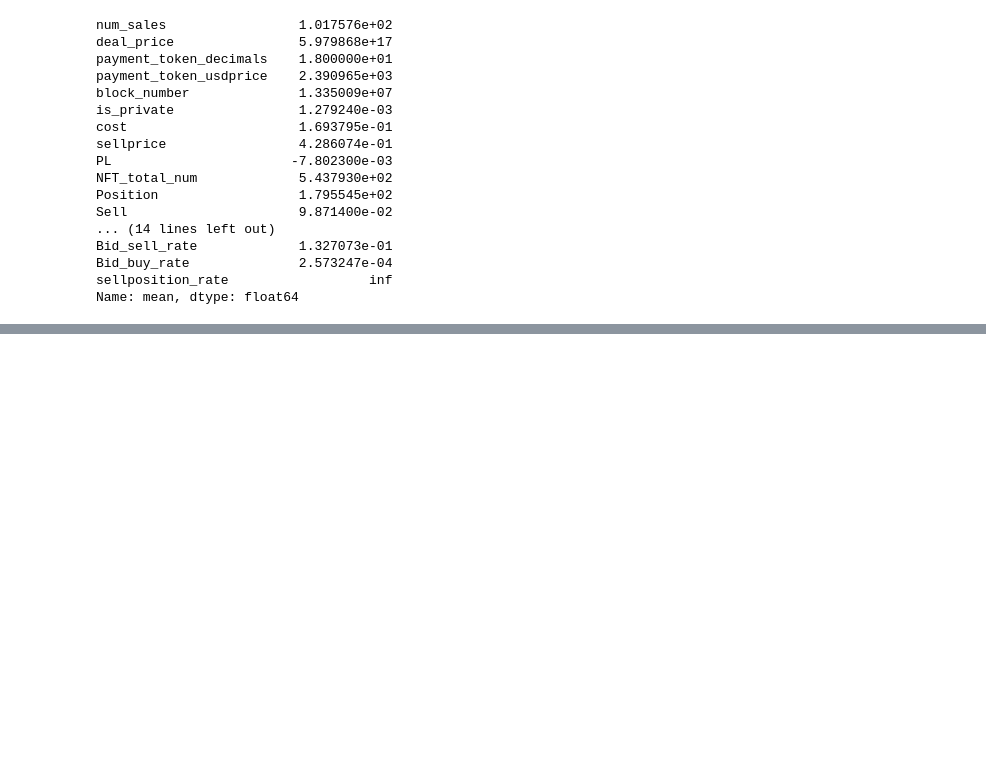
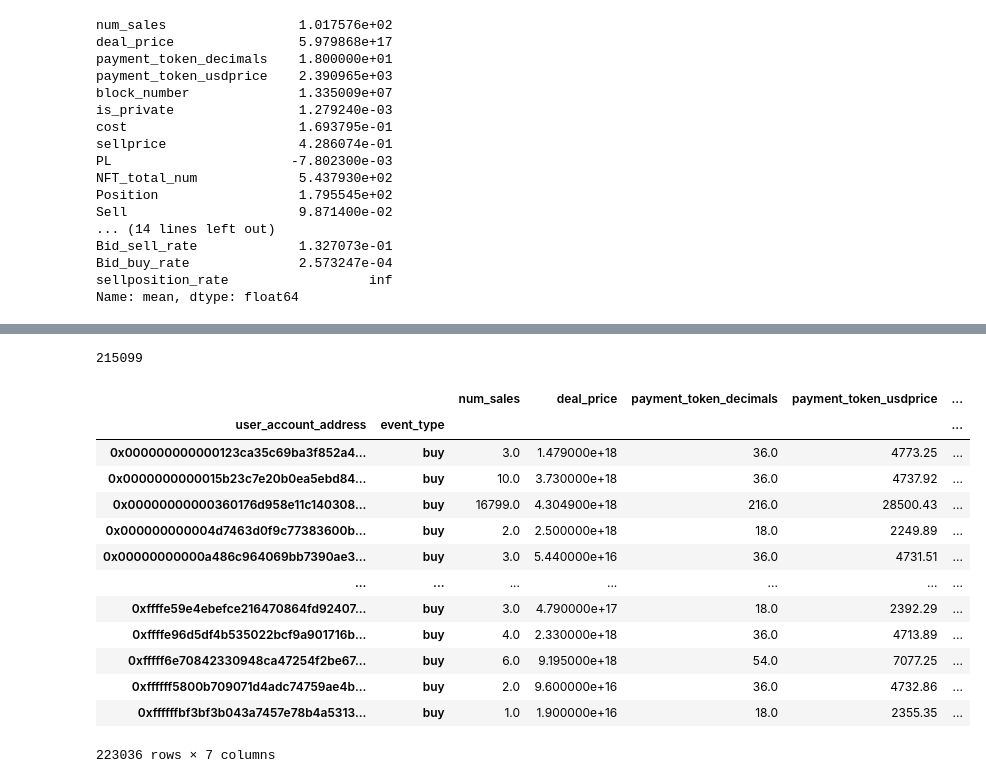
Before and after one commit to Cryptoro-DAO/OpenSea-API-crawler, a Jupyter notebook: Wallets Feature Engineering.ipynb, the cells around one changed output, grey strips where cells are left out. Saved outputs shown, nothing was run; the diff lists cells and outputs as text; code cells hidden in the pictures; blank space fills up the shorter version.

```diff
--- a/Wallets Feature Engineering.ipynb
+++ b/Wallets Feature Engineering.ipynb
@@ -308,0 +614,22 @@ Name: mean, dtype: float64
+# %%
+wallets.rename(columns={"token_seller_address": "user_account_address"}, inplace=True)
+wallets.user_account_address.nunique()
+# %% [output]
+215099
+# %%
+wallets.groupby(["user_account_address", "event_type"]).sum()
+# %% [output]
+|  |  | num_sales | deal_price | payment_token_decimals | payment_token_usdprice | ... |
+| user_account_address | event_type |  |  |  |  | ... |
+| 0x000000000000123ca35c69ba3f852a4... | buy | 3.0 | 1.479000e+18 | 36.0 | 4773.25 | ... |
+| 0x0000000000015b23c7e20b0ea5ebd84... | buy | 10.0 | 3.730000e+18 | 36.0 | 4737.92 | ... |
+| 0x00000000000360176d958e11c140308... | buy | 16799.0 | 4.304900e+18 | 216.0 | 28500.43 | ... |
+| 0x000000000004d7463d0f9c77383600b... | buy | 2.0 | 2.500000e+18 | 18.0 | 2249.89 | ... |
+| 0x00000000000a486c964069bb7390ae3... | buy | 3.0 | 5.440000e+16 | 36.0 | 4731.51 | ... |
+| ... | ... | ... | ... | ... | ... | ... |
+| 0xffffe59e4ebefce216470864fd92407... | buy | 3.0 | 4.790000e+17 | 18.0 | 2392.29 | ... |
+| 0xffffe96d5df4b535022bcf9a901716b... | buy | 4.0 | 2.330000e+18 | 36.0 | 4713.89 | ... |
+| 0xfffff6e70842330948ca47254f2be67... | buy | 6.0 | 9.195000e+18 | 54.0 | 7077.25 | ... |
+| 0xffffff5800b709071d4adc74759ae4b... | buy | 2.0 | 9.600000e+16 | 36.0 | 4732.86 | ... |
+| 0xffffffbf3bf3b043a7457e78b4a5313... | buy | 1.0 | 1.900000e+16 | 18.0 | 2355.35 | ... |
+223036 rows × 7 columns
```
Also changed, not shown: parts of 52 cells of this notebook.
